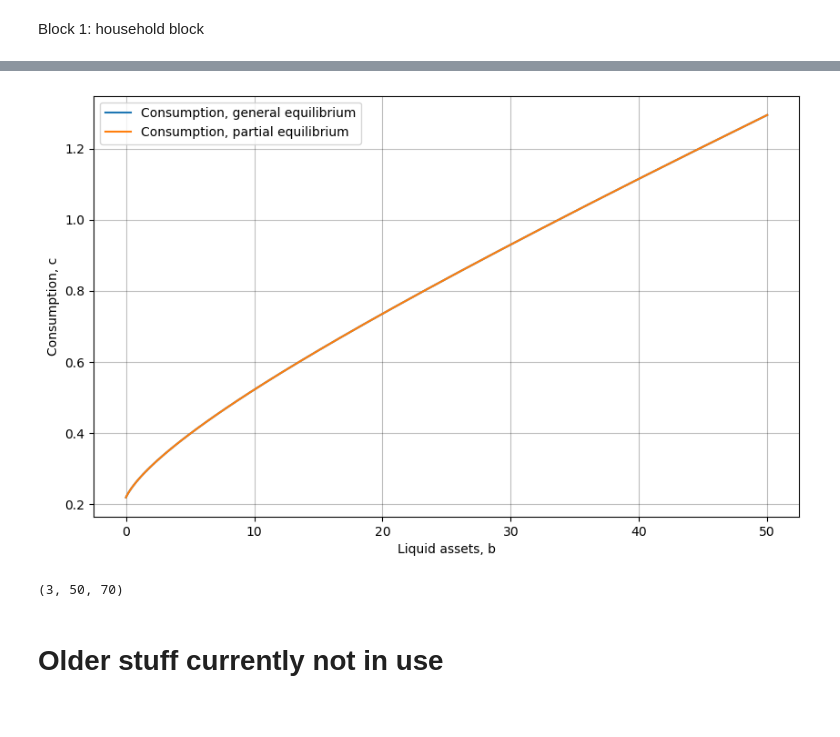
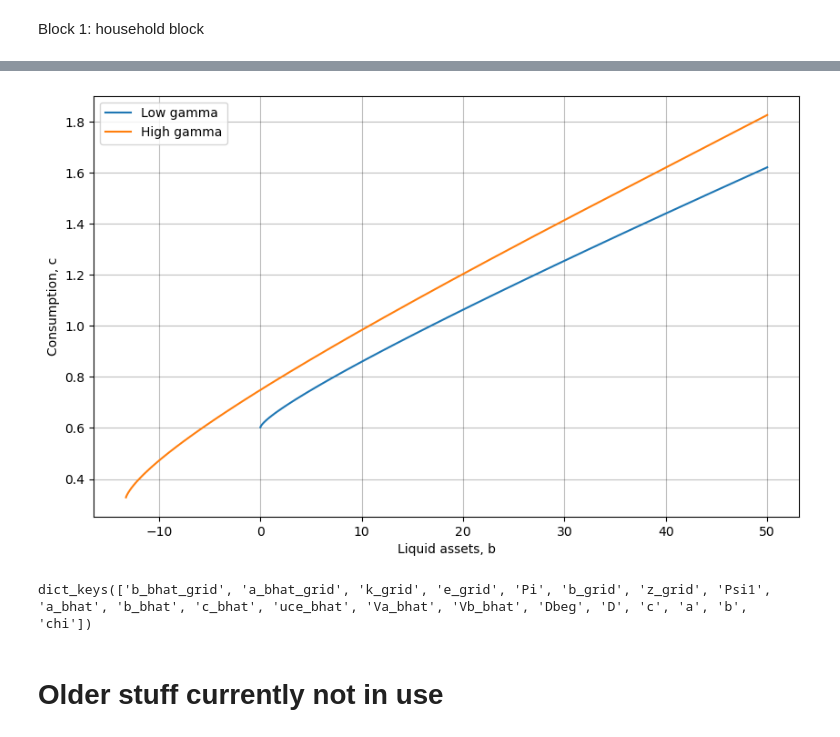
Before and after one commit to thom364e/sequence-jacobian, a Jupyter notebook: notebooks/housing_main.ipynb, the cells around one changed output, grey strips where cells are left out. Cells and saved outputs as stored; diff of their text form; code cells hidden in the pictures.

Commit message:
added working partial equilibrium model

```diff
--- a/notebooks/housing_main.ipynb
+++ b/notebooks/housing_main.ipynb
@@ -95,7 +92,7 @@ calibration = {'Y': 1., 'N': 1.0, 'K': 10., 'r': 0.0125, 'rstar': 0.0125, 'tot_w
                'delta': 0.02, 'pi': 0., 'kappap': 0.1, 'muw': 1.1, 'Bh': 1.04, 'Bg': 2.8,
                'G': 0.2, 'eis': 0.5, 'frisch': 1., 'chi0': 0.25, 'chi2': 2, 'epsI': 4,
                'omega': 0.005, 'kappaw': 0.1, 'phi': 1.5, 'nZ': 3, 'nB': 50, 'nA': 70, 'nK': 50,
-               'bmax': 50, 'amax': 4000, 'kmax': 1, 'rho_z': 0.966, 'sigma_z': 0.92}
+               'bmax': 50, 'amax': 4000, 'kmax': 1, 'rho_z': 0.966, 'sigma_z': 0.92, 'gamma': 0.5}
 
 unknowns_ss = {'beta': 0.976, 'chi1': 6.5}
 targets_ss = {'asset_mkt': 0., 'B': 'Bh'}
@@ -119,19 +110,3 @@ Goods market clearing (untargeted):  3.29e-08
 Creating a simple partial equilibrium model to get the steady state policy functions
 # %% [markdown]
 Block 1: household block
-# %%
-def make_grids(bmax, amax, kmax, nB, nA, nK, nZ, rho_z, sigma_z):
-    b_grid = grids.agrid(amax=bmax, n=nB, amin = 0.0)
-    a_grid = grids.agrid(amax=amax, n=nA)
-    k_grid = grids.agrid(amax=kmax, n=nK)[::-1].copy()
-    e_grid, _, Pi = grids.markov_rouwenhorst(rho=rho_z, sigma=sigma_z, N=nZ)
-    return b_grid, a_grid, k_grid, e_grid, Pi
-
-
-def income(e_grid, tax, w, N):
-    z_grid = (1 - tax) * w * N * e_grid
-    return z_grid
-
-hh = hh_housing.hh
-hh_ext = hh.add_hetinputs([income, make_grids])
-print(hh_ext.outputs)
@@ -143,17 +187,27 @@ def mkt_clearing(C, Y):
     goods_mkt = C - Y
     return goods_mkt
 
-blocks_ss = [hh_ext, mkt_clearing]
+blocks_ss = [hh_ext2, mkt_clearing]
 hank_ss = create_model(blocks_ss, name='Partial Equilibrium')
 print(hank_ss.inputs)
 calibration = {'nZ': 3, 'nB': 50, 'nA': 70, 'nK': 50,'bmax': 50, 'amax': 4000,
                'kmax': 1, 'rho_z': 0.966, 'sigma_z': 0.92, 'tax': 0.3560606060606061,
                'w': 0.66, 'N': 1.0, 'beta': 0.9762739008880041, 'eis': 0.5,
                'rb': 0.007500000000000001, 'ra': 0.012499999999999956, 'chi0': 0.25,
-               'chi1': 6.416419594214063, 'chi2': 2}
+               'chi1': 6.416419594214063, 'chi2': 2, 'gamma': 0.0}
+
+calibration_highgamma = {'nZ': 3, 'nB': 50, 'nA': 70, 'nK': 50,'bmax': 50, 'amax': 4000,
+               'kmax': 1, 'rho_z': 0.966, 'sigma_z': 0.92, 'tax': 0.3560606060606061,
+               'w': 0.66, 'N': 1.0, 'beta': 0.9762739008880041, 'eis': 0.5,
+               'rb': 0.007500000000000001, 'ra': 0.012499999999999956, 'chi0': 0.25,
+               'chi1': 6.416419594214063, 'chi2': 2, 'gamma': 0.8}
 
 unknowns_ss = {'Y': 1.0}
 targets_ss = {'goods_mkt': 0.0}
 
-cali = hank_ss.solve_steady_state(calibration, unknowns_ss, targets_ss, solver='hybr')
+# cali = hank_ss.solve_steady_state(calibration, unknowns_ss, targets_ss, solver='hybr')
+# print(cali['Y'])
+
+cali_highgamma = hank_ss.solve_steady_state(calibration_highgamma, unknowns_ss, targets_ss, solver='hybr')
+print(cali_highgamma['Y'])
 # %% [output]
@@ -161,20 +231,24 @@ cali = hank_ss.solve_steady_state(calibration, unknowns_ss, targets_ss, solver='
 # %%
 fig = plt.figure(figsize=(10, 6))
 ax = fig.add_subplot(1,1,1)
 
-ax.plot(ss.internals['hh']['b_grid'], ss.internals['hh']['c'][1,:,1].T, label = 'Consumption, general equilibrium')
-ax.plot(cali.internals['hh']['b_grid'], cali.internals['hh']['c'][1,:,1].T, label = 'Consumption, partial equilibrium')
+a_point = 30
+# ax.plot(ss.internals['hh']['b_grid'], ss.internals['hh']['c'][1,:,1].T, label = 'Consumption, general equilibrium')
+ax.plot(cali.internals['hh']['b_grid'][a_point,:], cali.internals['hh']['c'][1,:,a_point].T, label = 'Low gamma')
+ax.plot(cali_highgamma.internals['hh']['b_grid'][a_point,:], cali_highgamma.internals['hh']['c'][1,:,a_point].T, label = 'High gamma')
 ax.set_xlabel('Liquid assets, b')
 ax.set_ylabel('Consumption, c')
 ax.legend()
 
 plt.show()
 # %% [output]
-[figure, old version]
+[figure, new version]
 # %%
-ss.internals['hh']['c'].shape
+cali_highgamma.internals['hh']['b_grid'].shape
-# %% [output]
-(3, 50, 70)
+# %%
+cali_highgamma.internals['hh'].keys()
+# %% [output]
+dict_keys(['b_bhat_grid', 'a_bhat_grid', 'k_grid', 'e_grid', 'Pi', 'b_grid', 'z_grid', 'Psi1', 'a_bhat', 'b_bhat', 'c_bhat', 'uce_bhat', 'Va_bhat', 'Vb_bhat', 'Dbeg', 'D', 'c', 'a', 'b', 'chi'])
 # %% [markdown]
 # Older stuff currently not in use
 # %% [markdown]
```
Also changed, not shown: parts of 19 cells of this notebook, 1 other file.
